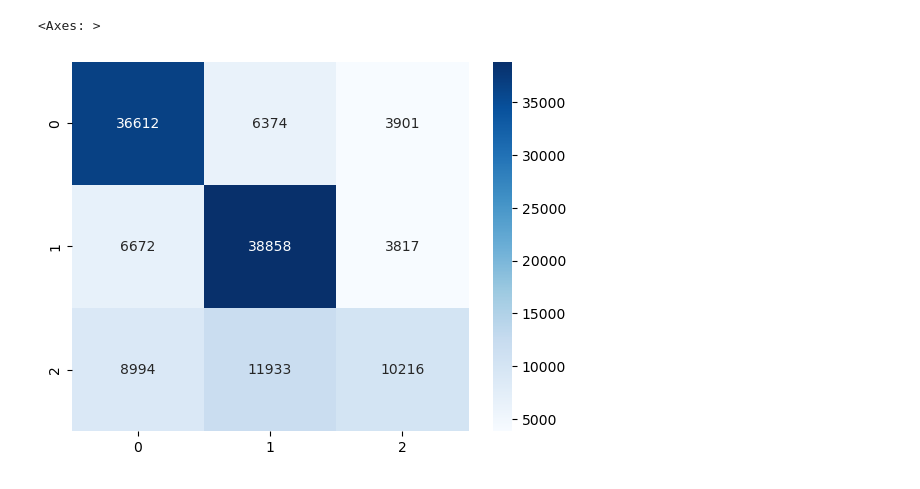
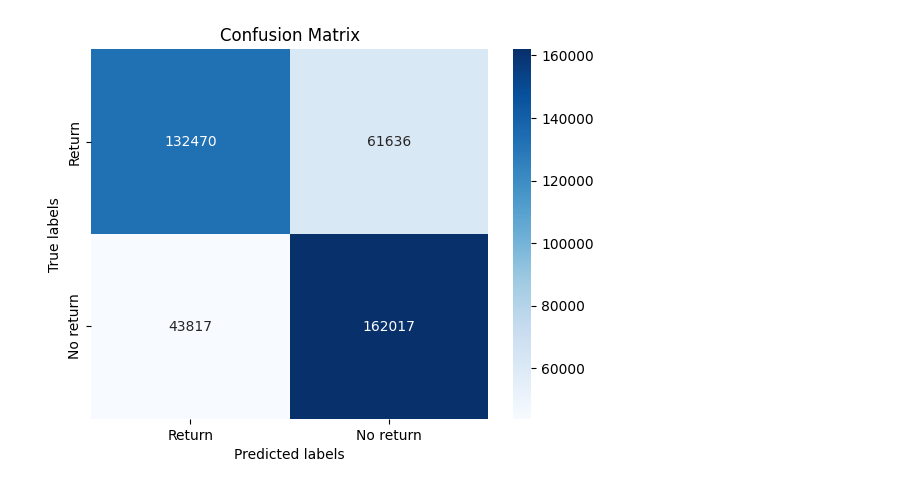
Before and after one commit to drigba/Data_mining_recommendation_system, a Jupyter notebook: gnn_loader_task2.ipynb, the cells around one changed output. Saved outputs shown, nothing was run; the diff lists cells and outputs as text; code cells hidden in the pictures.

```diff
--- a/gnn_loader_task2.ipynb
+++ b/gnn_loader_task2.ipynb
@@ -78,7 +69,7 @@ product_x, product_mapping = load_node_csv(path + 'product_node_attributes.csv',
 # %%
 customer_order_edge_attr_encoders = {col_name : IdentityEncoder(dtype=torch.float32) for col_name in ["n_products"]}
 customer_order_edge_label_encoders = {"label" : IdentityEncoder(torch.long)}
-order_product_edge_attr_encoders = {col_name : IdentityEncoder(dtype=torch.long) for col_name in ["color", "size"]}
+order_product_edge_attr_encoders = {col_name : IdentityEncoder(dtype=torch.long) for col_name in ["color", "size","train_masks","valid_masks","test_masks"]}
 order_product_edge_label_encoders = {"label" : IdentityEncoder(torch.long)}
 
 customer_order_edge_index, customer_order_edge_attr, customer_order_edge_label = load_edge_csv(path + 'customer_edgelist.csv',
@@ -99,19 +100,16 @@ customer_mapping = []
 order_mapping = []
 item_mapping = []
 
-# Try not using features but learning embeddings for nodes
 data['order'].x = order_x
-# data['order'].num_nodes = len(order_x)
 data['product'].x = product_x
 data['customer'].x = customer_x
-# data['customer'].num_nodes = len(customer_x)
 data['customer', 'order'].edge_index = customer_order_edge_index
-data['customer', 'order'].edge_attr = customer_order_edge_attr[:,0]
-data['customer', 'order'].edge_mask = customer_order_edge_attr[:,1:]
+data['customer', 'order'].edge_attr = customer_order_edge_attr
 data['customer', 'order'].edge_label = customer_order_edge_label
 
 data['order',  'product'].edge_index = order_product_edge_index
-data['order',  'product'].edge_attr = order_product_edge_attr
+data['order',  'product'].edge_attr = order_product_edge_attr[:,:-3]
+data['order',  'product'].edge_mask = order_product_edge_attr[:,-3:]
 data['order',  'product'].edge_label = order_product_edge_label
 
 data = T.ToUndirected()(data)
@@ -138,5 +136,11 @@ HeteroData(
   }
 )
+# %%
+c_o = data[('customer', 'order')].edge_index
+o_p = data['order', 'product'].edge_index
+sorted_tensor, sorted_indices = c_o[1].sort(dim=0)
+i = sorted_indices[o_p[0]]
+CUSTOMER_INDICES_FOR_ORDER_PRODUCT_EDGE = c_o[0][i]
 # %%
 from torch_geometric.nn import HANConv
 
@@ -244,15 +226,14 @@ def init_params(n_model):
     output = n_model(data.x_dict, data.edge_index_dict, data.edge_attr_dict)
     return output
 # %%
-embedding_dim = 8
-model = GAT(hidden_channels =  16,out_channels =embedding_dim)
+from torch.optim.lr_scheduler import ExponentialLR
+embedding_dim = 16
+model = GAT(hidden_channels =  32,out_channels =embedding_dim)
 model = to_hetero(model, data.metadata(), aggr='sum').to(device)
 # model = HAN(in_channels = -1, out_channels = 3, hidden_channels=64, heads=8).to(device)
 embedded_model = MyModel(model, embedding_dim=embedding_dim).to(device)
 optimizer = torch.optim.Adam(embedded_model.parameters(), lr=0.001)
 
-# https://github.com/pyg-team/pytorch_geometric/issues/3604
-# Learn embeddings
 output = init_params(embedded_model)
 # %%
 
@@ -332,17 +318,25 @@ Total correct: 307658, Total 0: 214290, Total 1: 380118, Total 2: 22
 # %%
 from sklearn.metrics import confusion_matrix
+from sklearn.metrics import classification_report
 import seaborn as sns
 embedded_model.eval()
 output = embedded_model(data.x_dict, data.edge_index_dict,data.edge_attr_dict
                 )
-mask_index = -2
-mask = data['customer', 'order'].edge_mask[:,mask_index].bool()
+mask_index = 1
+mask = data['order', 'product'].edge_mask[:,mask_index].bool()
 pred = F.softmax(output[mask], dim=-1)
-target = data['customer', 'order'].edge_label[mask].squeeze()
+target = data['order', 'product'].edge_label[mask].squeeze()
 pred = pred.argmax(dim=-1)
 
-cfm = confusion_matrix(target.cpu().numpy(), pred.cpu().numpy())
-sns.heatmap(cfm, annot=True, fmt='d', cmap='Blues')
+ax= plt.subplot()
+
+cfm = confusion_matrix(target.cpu().numpy(), pred.cpu().numpy(), )
+sns.heatmap(cfm, annot=True, fmt='d', cmap='Blues',ax=ax)
+
+# labels, title and ticks
+ax.set_xlabel('Predicted labels');ax.set_ylabel('True labels');
+ax.set_title('Confusion Matrix');
+ax.xaxis.set_ticklabels(['Return', 'No return']); ax.yaxis.set_ticklabels(['Return', 'No return']);
+plt.savefig("cfm.png")
 # %% [output]
-<Axes: >
-[figure, old version]
+[figure, new version]
```
Also changed, not shown: parts of 16 cells of this notebook.
